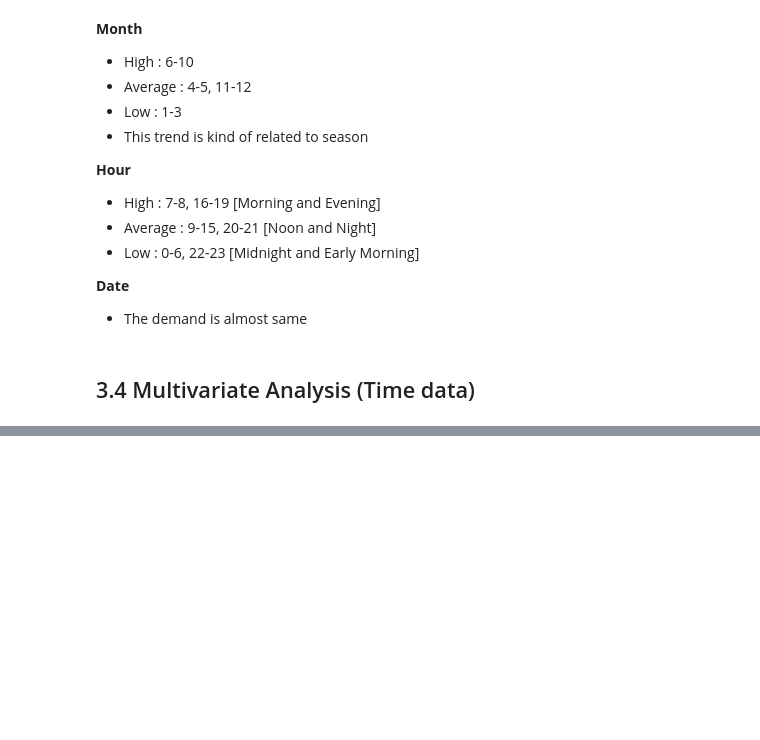
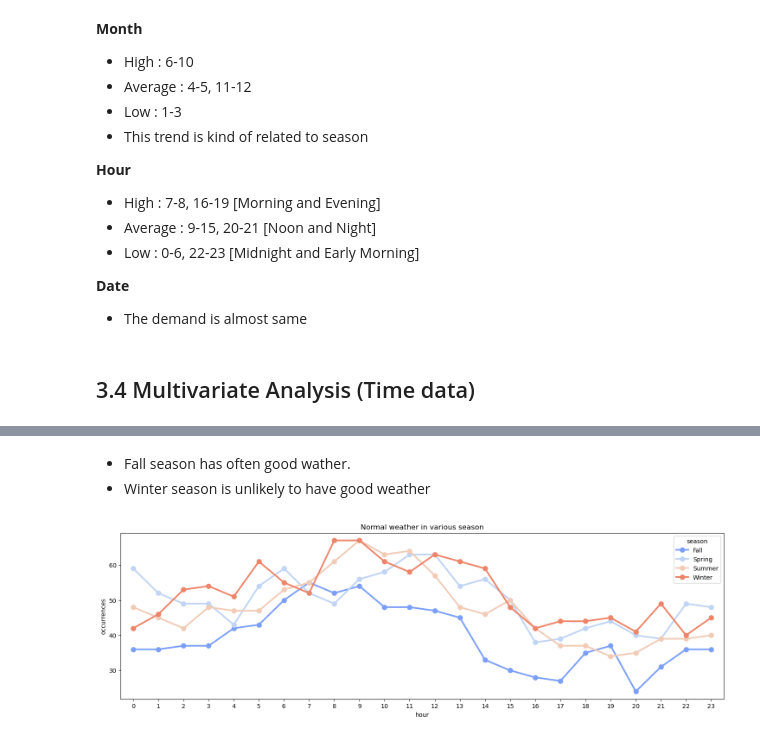
Before and after one commit to joydeb1729/kaggle, a Jupyter notebook: Bike-Sharing-Demand/EDA.ipynb, the cells around one changed output, grey strips where cells are left out. Cells and saved outputs as stored; diff of their text form; code cells hidden in the pictures; blank space fills up the shorter version.

```diff
--- a/Bike-Sharing-Demand/EDA.ipynb
+++ b/Bike-Sharing-Demand/EDA.ipynb
@@ -378,0 +413,14 @@ plt.show()
+# %% [markdown]
+- Fall season has often good wather.
+- Winter season is unlikely to have good weather
+# %%
+normal_weather = train_test_data_mapped[train_test_data_mapped['weather'] == 'Normal'][['hour', 'season']].copy()
+data = pd.DataFrame({'occurrences' : normal_weather.groupby(["hour","season"]).size()}).reset_index()
+
+
+plt.figure(figsize=(18, 5))
+sns.pointplot(x=data["hour"], y=data["occurrences"], hue=data["season"], palette='coolwarm')
+plt.title('Normal weather in various season')
+plt.show()
+# %% [output]
+[figure, added]
```
Also changed, not shown: parts of 12 cells of this notebook, 1 other file.
